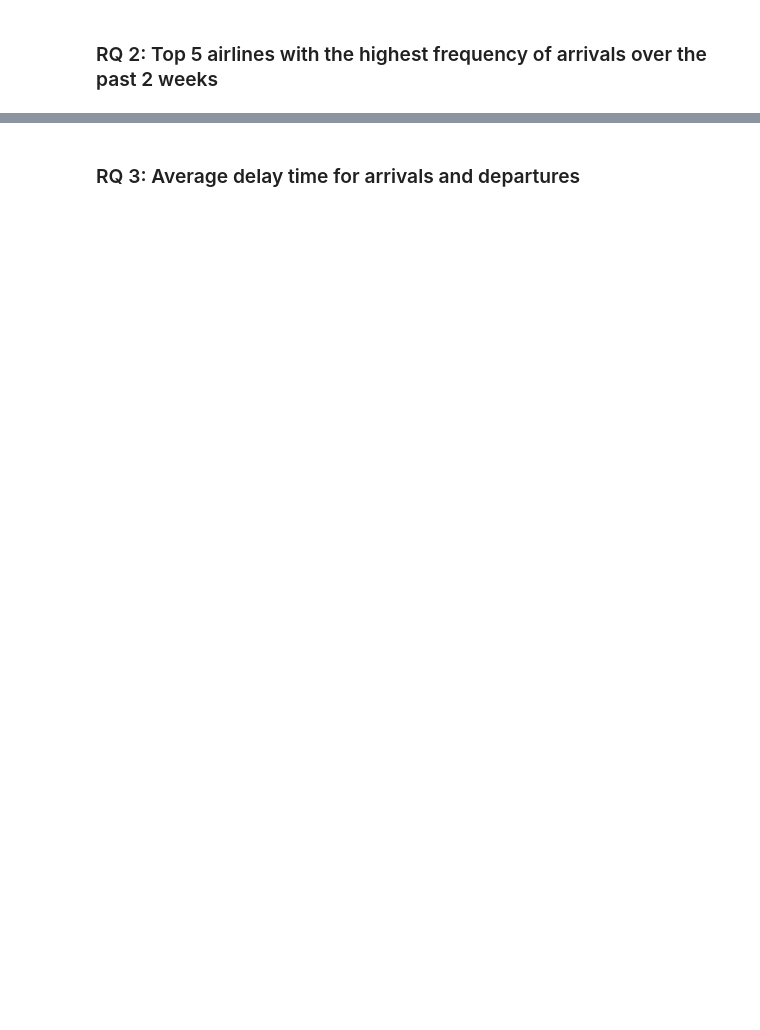
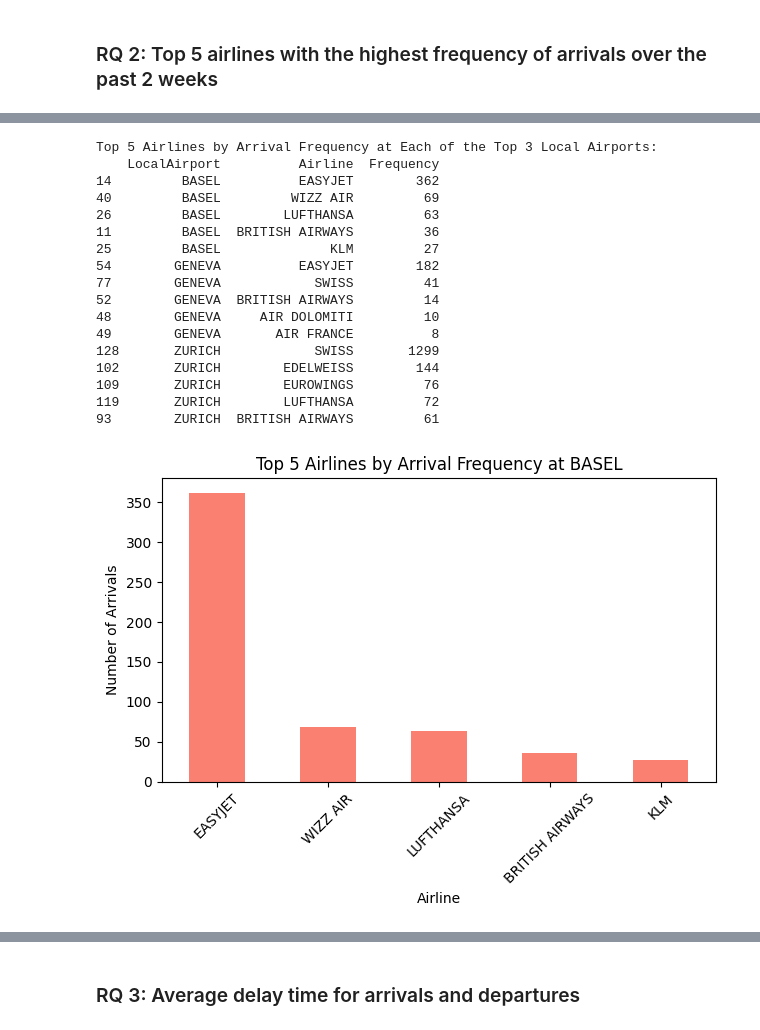
Before and after one commit to mtm-hslu/CIP-Swiss-Airports, a Jupyter notebook: _final_phase/questions_answering.ipynb, the cells around one changed output, grey strips where cells are left out. Saved outputs shown, nothing was run; the diff lists cells and outputs as text; code cells hidden in the pictures; blank space fills up the shorter version.

```diff
--- a/_final_phase/questions_answering.ipynb
+++ b/_final_phase/questions_answering.ipynb
@@ -140,0 +145,60 @@ WIZZ AIR                   74
+# %%
+# Step 1: Find the top 3 local airports by frequency of arrivals
+top_local_airports = (
+    df_airports_2w_arrivals['LocalAirport']
+    .value_counts()
+    .head(3)
+    .index
+)
+
+# Step 2: Filter the data for only the top 3 local airports
+filtered_df = df_airports_2w_arrivals[df_airports_2w_arrivals['LocalAirport'].isin(top_local_airports)]
+
+# Step 3: Group by 'LocalAirport' and 'Airline', count frequencies, and take the top 5 airlines for each airport
+top_airlines_per_airport = (
+    filtered_df.groupby(['LocalAirport', 'Airline'], observed=True)
+    .size()
+    .reset_index(name='Frequency')
+    .sort_values(['LocalAirport', 'Frequency'], ascending=[True, False])
+    .groupby('LocalAirport', observed=True)
+    .head(5)
+)
+
+# Display the result
+print("Top 5 Airlines by Arrival Frequency at Each of the Top 3 Local Airports:")
+print(top_airlines_per_airport)
+
+# Plotting the top airlines for each local airport
+for airport, data in top_airlines_per_airport.groupby('LocalAirport', observed=True):
+    data.plot(
+        kind='bar',
+        x='Airline',
+        y='Frequency',
+        legend=False,
+        title=f"Top 5 Airlines by Arrival Frequency at {airport}",
+        xlabel="Airline",
+        ylabel="Number of Arrivals",
+        color='salmon'
+    )
+    plt.xticks(rotation=45)
+    plt.tight_layout()
+    plt.show()
+# %% [output]
+Top 5 Airlines by Arrival Frequency at Each of the Top 3 Local Airports:
+    LocalAirport          Airline  Frequency
+14         BASEL          EASYJET        362
+40         BASEL         WIZZ AIR         69
+26         BASEL        LUFTHANSA         63
+11         BASEL  BRITISH AIRWAYS         36
+25         BASEL              KLM         27
+54        GENEVA          EASYJET        182
+77        GENEVA            SWISS         41
+52        GENEVA  BRITISH AIRWAYS         14
+48        GENEVA     AIR DOLOMITI         10
+49        GENEVA       AIR FRANCE          8
+128       ZURICH            SWISS       1299
+102       ZURICH        EDELWEISS        144
+109       ZURICH        EUROWINGS         76
+119       ZURICH        LUFTHANSA         72
+93        ZURICH  BRITISH AIRWAYS         61
+[figure, added]
```
Also changed, not shown: parts of 10 cells of this notebook, 1 other file.
